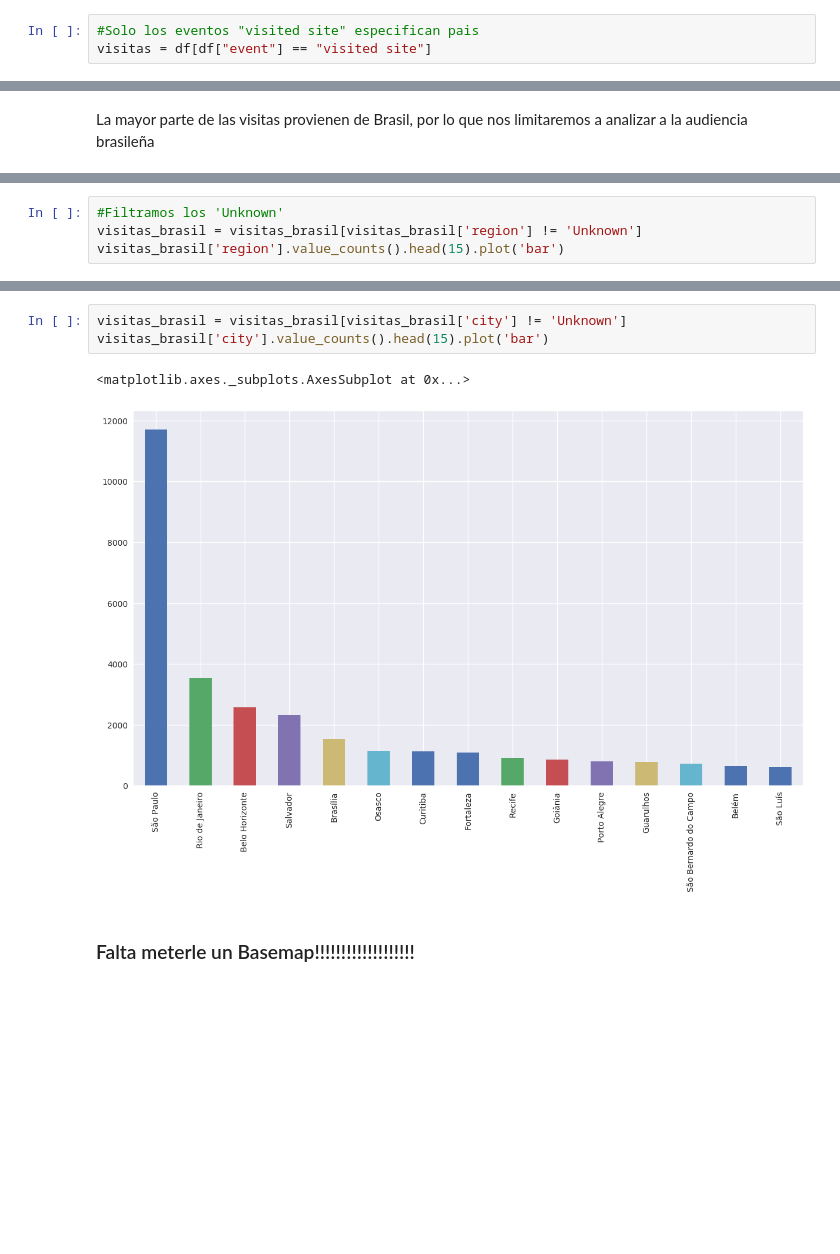
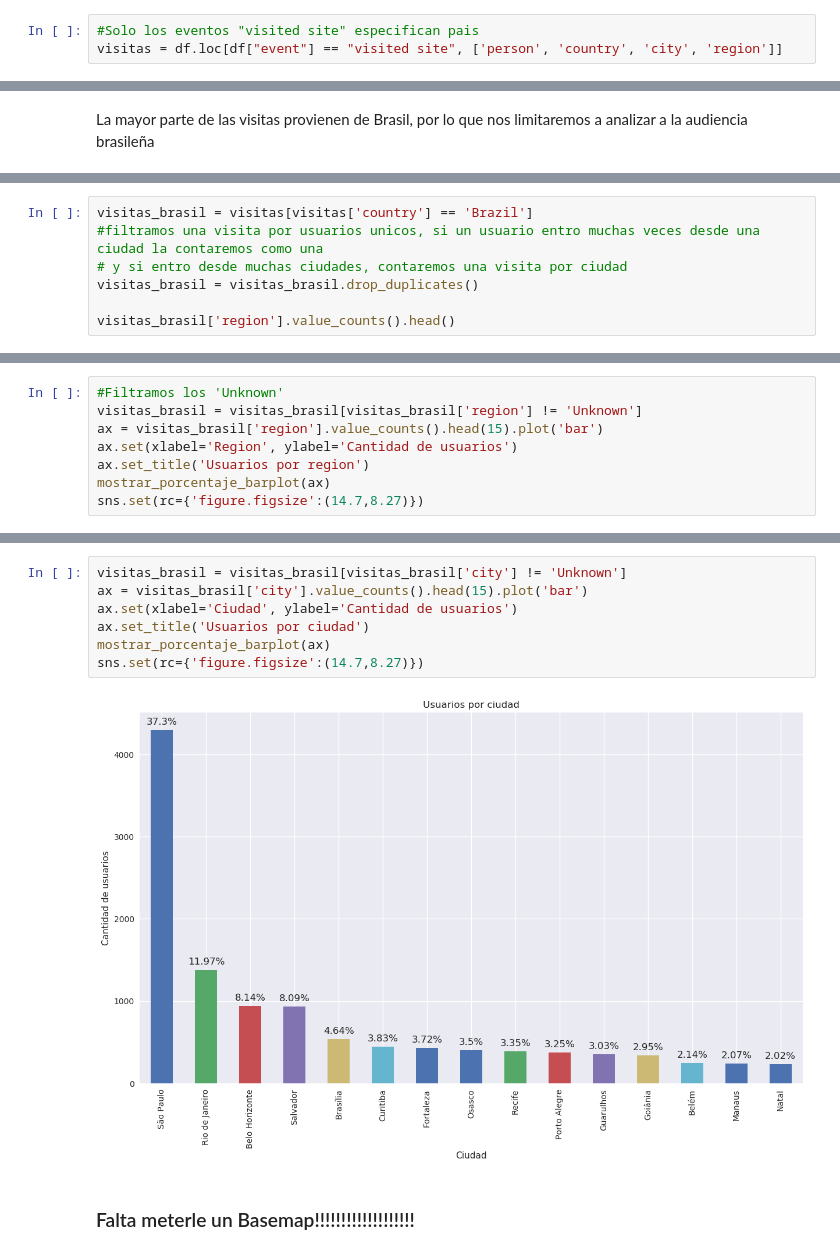
Before and after one commit to AlejandroKler/Datos-TP1, a Jupyter notebook: Analisis-Exploratorio.ipynb, the cells around one changed output, grey strips where cells are left out. Saved outputs shown, nothing was run; the diff lists cells and outputs as text; blank space fills up the shorter version.

Commit message:
Filtrado geografico por usuarios unicos

```diff
--- a/Analisis-Exploratorio.ipynb
+++ b/Analisis-Exploratorio.ipynb
@@ -171,7 +171,7 @@ Todos los eventos contienen informacion sobre **'timestamp'**, **'event'** y **'
 ## Analisis geográfico
 # %%
 #Solo los eventos "visited site" especifican pais
-visitas = df[df["event"] == "visited site"]
+visitas = df.loc[df["event"] == "visited site", ['person', 'country', 'city', 'region']]
 # %%
 visitas['country'].value_counts().head(10)
 # %% [output]
@@ -200,0 +191,7 @@ Name: region, dtype: int64
+# %%
+visitas_brasil = visitas[visitas['country'] == 'Brazil']
+#filtramos una visita por usuarios unicos, si un usuario entro muchas veces desde una ciudad la contaremos como una
+# y si entro desde muchas ciudades, contaremos una visita por ciudad
+visitas_brasil = visitas_brasil.drop_duplicates()
+
+visitas_brasil['region'].value_counts().head()
@@ -207,5 +211,9 @@ Name: city, dtype: int64
 # %%
 #Filtramos los 'Unknown'
 visitas_brasil = visitas_brasil[visitas_brasil['region'] != 'Unknown']
-visitas_brasil['region'].value_counts().head(15).plot('bar')
+ax = visitas_brasil['region'].value_counts().head(15).plot('bar')
+ax.set(xlabel='Region', ylabel='Cantidad de usuarios')
+ax.set_title('Usuarios por region')
+mostrar_porcentaje_barplot(ax)
+sns.set(rc={'figure.figsize':(14.7,8.27)})
 # %% [output]
@@ -214,9 +221,12 @@ visitas_brasil['region'].value_counts().head(15).plot('bar')
 # %%
 visitas_brasil = visitas_brasil[visitas_brasil['city'] != 'Unknown']
-visitas_brasil['city'].value_counts().head(15).plot('bar')
+ax = visitas_brasil['city'].value_counts().head(15).plot('bar')
+ax.set(xlabel='Ciudad', ylabel='Cantidad de usuarios')
+ax.set_title('Usuarios por ciudad')
+mostrar_porcentaje_barplot(ax)
+sns.set(rc={'figure.figsize':(14.7,8.27)})
 # %% [output]
-<matplotlib.axes._subplots.AxesSubplot at 0x...>
-[figure, old version]
+[figure, new version]
 # %% [markdown]
 ### Falta meterle un Basemap!!!!!!!!!!!!!!!!!!!
 # %% [markdown]
```
Also changed, not shown: parts of 6 cells of this notebook.
